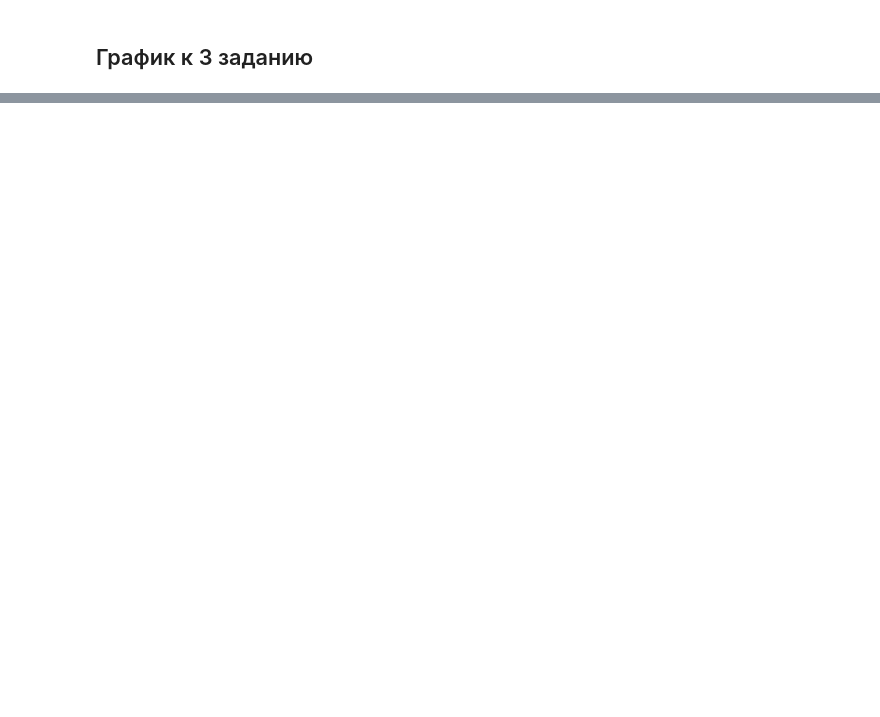
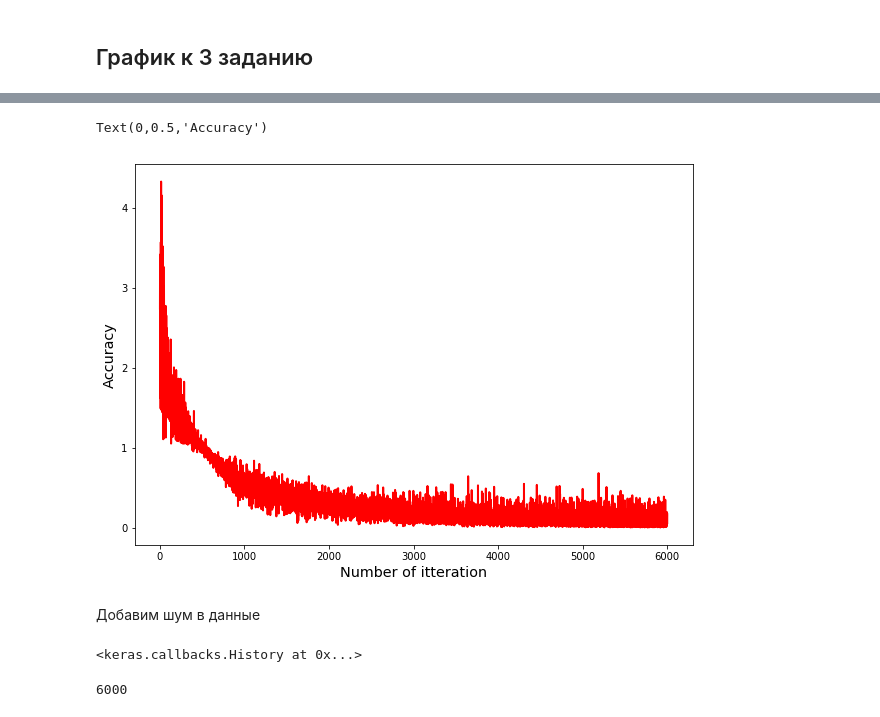
Before and after one commit to Intelligent-Systems-Phystech/StartCode, a Jupyter notebook: Ryabinina2018ProblemIris/IrisClassification.ipynb, the cells around one changed output, grey strips where cells are left out. Saved outputs shown, nothing was run; the diff lists cells and outputs as text; code cells hidden in the pictures; blank space fills up the shorter version.

```diff
--- a/Ryabinina2018ProblemIris/IrisClassification.ipynb
+++ b/Ryabinina2018ProblemIris/IrisClassification.ipynb
@@ -88,0 +155,13 @@ plt.savefig(fname="IrisClassifCvScore",format="png")
+# %%
+x = range(0,6000)
+y =  history_2.losses
+plt.figure(figsize = (10,7))
+plt.plot(x, y, linewidth=2, color='red')
+
+plt.xlabel("Number of itteration", {"fontsize":"x-large"})
+plt.ylabel("Accuracy", {"fontsize":"x-large"})
+# %% [output]
+Text(0,0.5,'Accuracy')
+[figure, added]
+# %% [markdown]
+Добавим шум в данные
@@ -88,0 +174,11 @@ plt.savefig(fname="IrisClassifCvScore",format="png")
+# %%
+history_3 = LossHistory()
+
+model = baseline_model()
+model.fit(X_noisy, dummy_y,epochs=200, batch_size=5, verbose=0, callbacks=[history_3])
+# %% [output]
+<keras.callbacks.History at 0x...>
+# %%
+len(history_3.losses)
+# %% [output]
+6000
```
Also changed, not shown: parts of 14 cells of this notebook, 1 other file.
